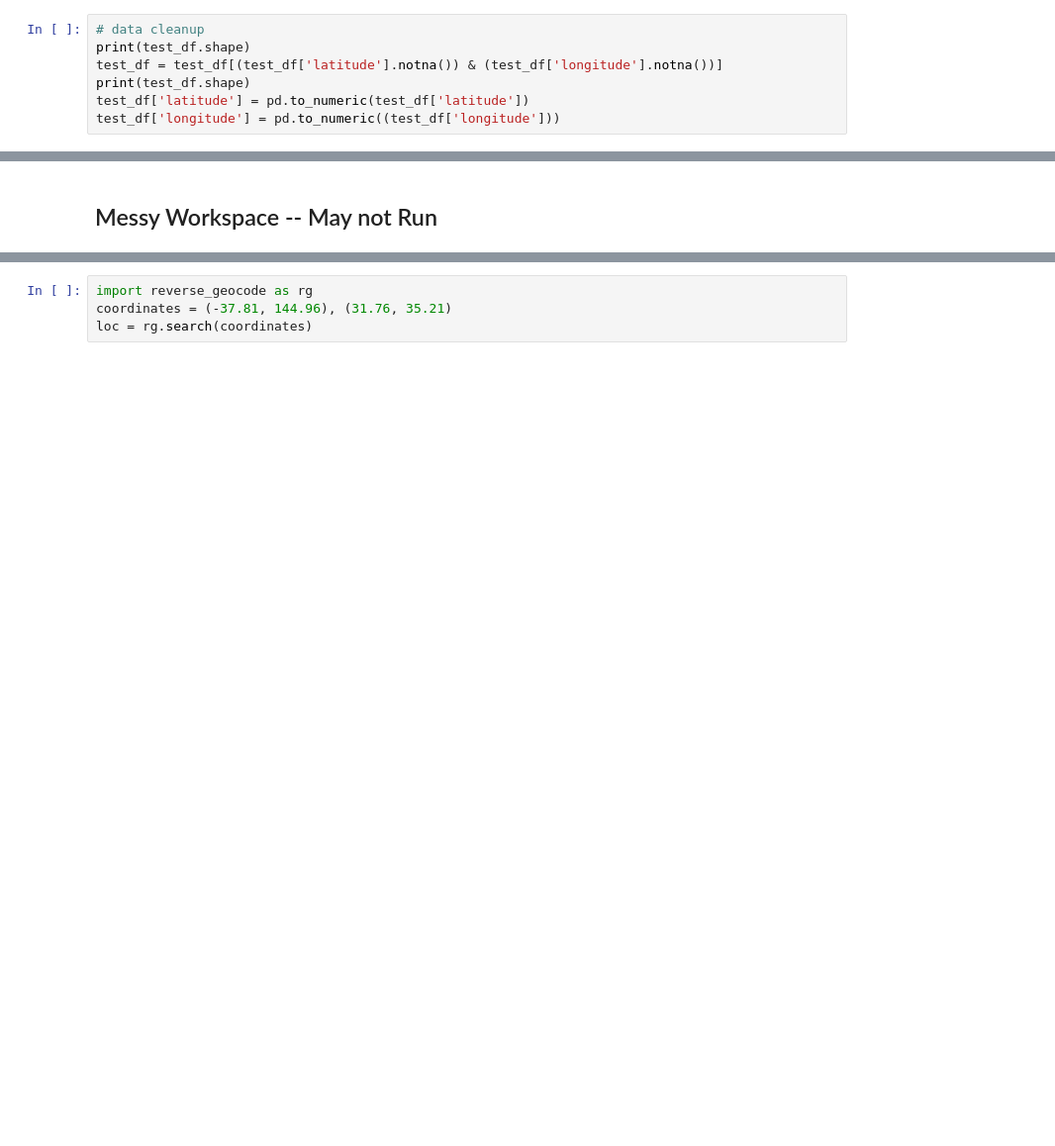
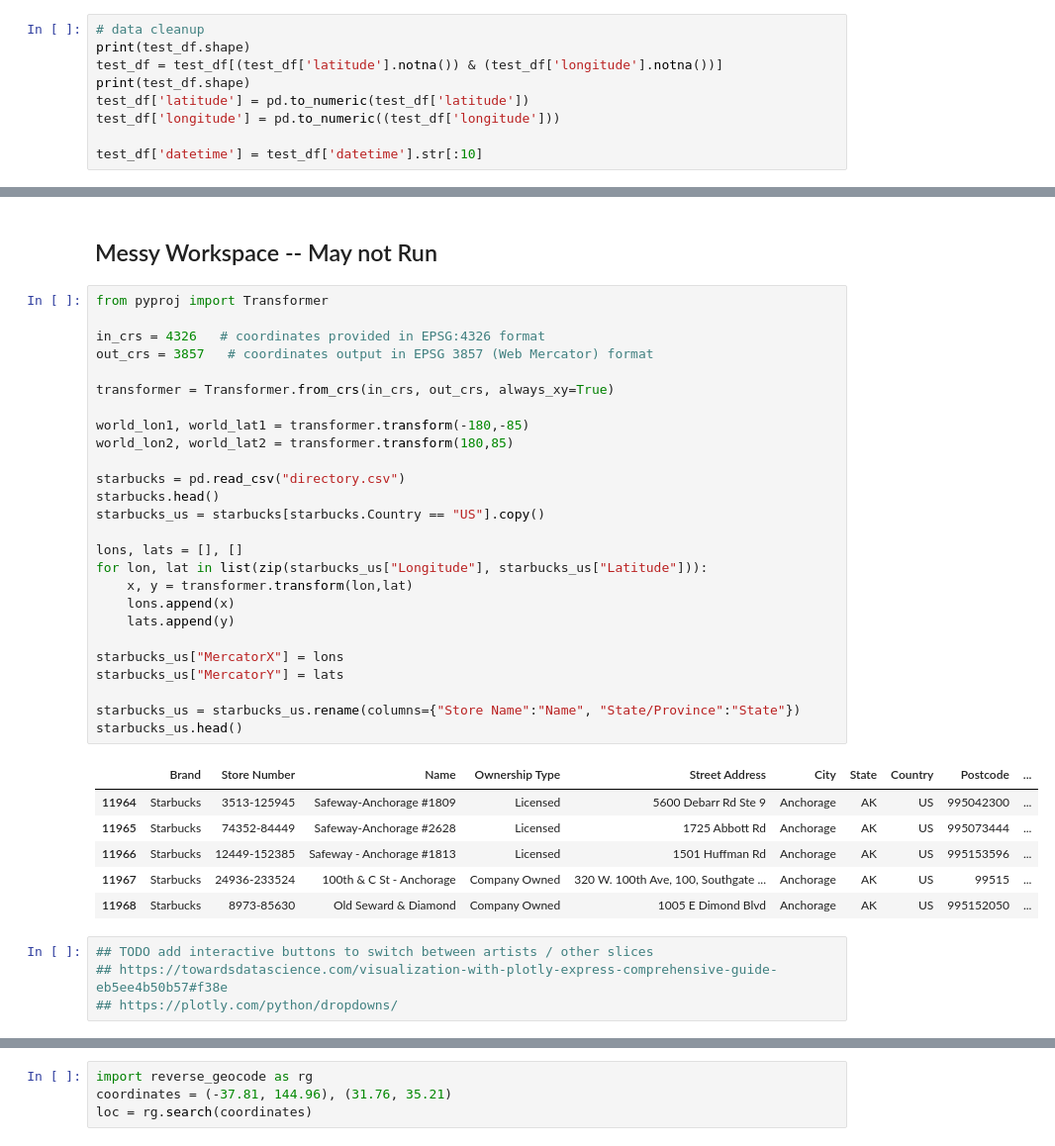
Before and after one commit to sam-courtney/dse241_liveMusicEvents_finalProject, a Jupyter notebook: DSE 241 - Final Project.ipynb, the cells around one changed output, grey strips where cells are left out. Shown at 99% size. Cells and saved outputs as stored; diff of their text form; blank space fills up the shorter version.

```diff
--- a/DSE 241 - Final Project.ipynb
+++ b/DSE 241 - Final Project.ipynb
@@ -214,6 +162,8 @@ test_df = test_df[(test_df['latitude'].notna()) & (test_df['longitude'].notna())
 print(test_df.shape)
 test_df['latitude'] = pd.to_numeric(test_df['latitude'])
 test_df['longitude'] = pd.to_numeric((test_df['longitude']))
+
+test_df['datetime'] = test_df['datetime'].str[:10]
 # %% [output]
 (318, 16)
 (316, 16)
@@ -273,2 +229,39 @@ fig.show()
 # %% [markdown]
 ## Messy Workspace -- May not Run
+# %%
+from pyproj import Transformer
+
+in_crs = 4326   # coordinates provided in EPSG:4326 format
+out_crs = 3857   # coordinates output in EPSG 3857 (Web Mercator) format
+
+transformer = Transformer.from_crs(in_crs, out_crs, always_xy=True)
+
+world_lon1, world_lat1 = transformer.transform(-180,-85)
+world_lon2, world_lat2 = transformer.transform(180,85)
+
+starbucks = pd.read_csv("directory.csv")
+starbucks.head()
+starbucks_us = starbucks[starbucks.Country == "US"].copy()
+
+lons, lats = [], []
+for lon, lat in list(zip(starbucks_us["Longitude"], starbucks_us["Latitude"])):
+    x, y = transformer.transform(lon,lat)
+    lons.append(x)
+    lats.append(y)
+
+starbucks_us["MercatorX"] = lons
+starbucks_us["MercatorY"] = lats
+
+starbucks_us = starbucks_us.rename(columns={"Store Name":"Name", "State/Province":"State"})
+starbucks_us.head()
+# %% [output]
+|  | Brand | Store Number | Name | Ownership Type | Street Address | City | State | Country | Postcode | ... |
+| 11964 | Starbucks | 3513-125945 | Safeway-Anchorage #1809 | Licensed | 5600 Debarr Rd Ste 9 | Anchorage | AK | US | 995042300 | ... |
+| 11965 | Starbucks | 74352-84449 | Safeway-Anchorage #2628 | Licensed | 1725 Abbott Rd | Anchorage | AK | US | 995073444 | ... |
+| 11966 | Starbucks | 12449-152385 | Safeway - Anchorage #1813 | Licensed | 1501 Huffman Rd | Anchorage | AK | US | 995153596 | ... |
+| 11967 | Starbucks | 24936-233524 | 100th & C St - Anchorage | Company Owned | 320 W. 100th Ave, 100, Southgate ... | Anchorage | AK | US | 99515 | ... |
+| 11968 | Starbucks | 8973-85630 | Old Seward & Diamond | Company Owned | 1005 E Dimond Blvd | Anchorage | AK | US | 995152050 | ... |
+# %%
+## TODO add interactive buttons to switch between artists / other slices
+## https://towardsdatascience.com/visualization-with-plotly-express-comprehensive-guide-eb5ee4b50b57#f38e
+## https://plotly.com/python/dropdowns/
```
Also changed, not shown: parts of 17 cells of this notebook.
